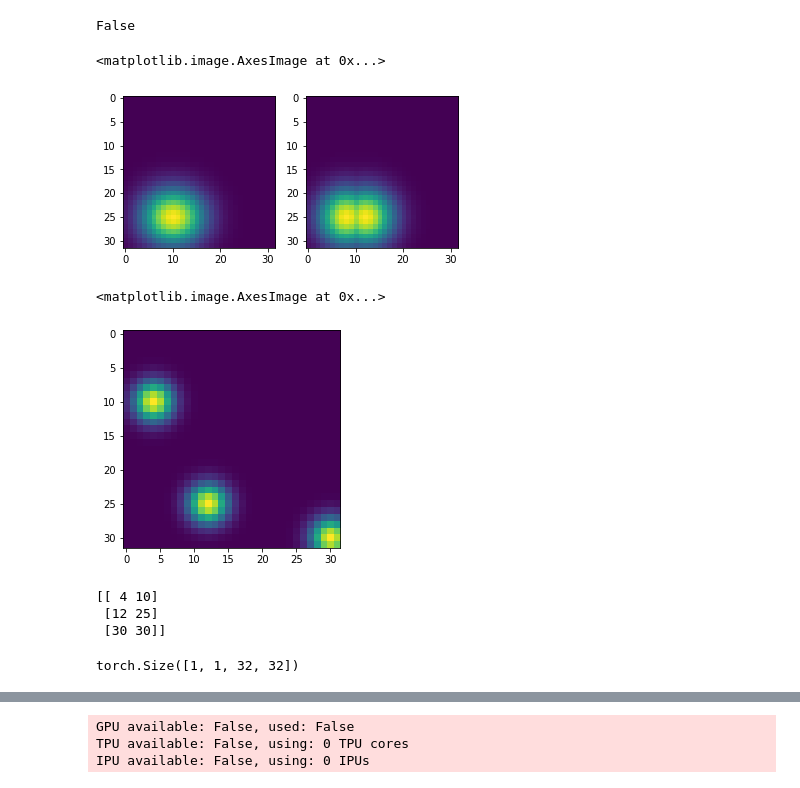
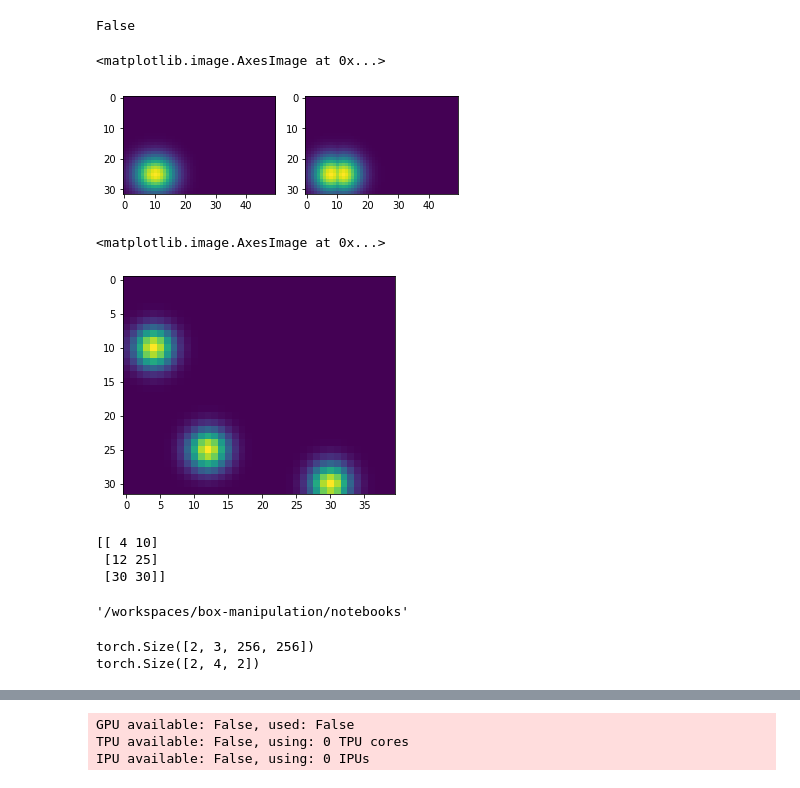
Before and after one commit to tlpss/box-manipulation, a Jupyter notebook: notebooks/box_keypoint_detection.ipynb, the cells around one changed output, grey strips where cells are left out. Cells and saved outputs as stored; diff of their text form; code cells hidden in the pictures.

Commit message:
test notebook on a small dataset

```diff
--- a/notebooks/box_keypoint_detection.ipynb
+++ b/notebooks/box_keypoint_detection.ipynb
@@ -50,7 +44,7 @@ def gaussian_heatmap(image_size, center, sigma):
 
     coord frame is origin topleft and u right, v down.
     Args:
-        image_size: tuple with image dimensions (width, height)
+        image_size: tuple with image dimensions (height, width) ! note convention to match store-order and tensor dimensions
         center: tuple with center coordinate (cx, cy)
         sigma: float
     Returns:
@@ -58,8 +52,8 @@ def gaussian_heatmap(image_size, center, sigma):
 
     """
 
-    u_axis = torch.linspace(0, image_size[0]-1, image_size[0]) - center[0]
-    v_axis = torch.linspace(0, image_size[1]-1, image_size[1]) - center[1]
+    u_axis = torch.linspace(0, image_size[1]-1, image_size[1]) - center[0]
+    v_axis = torch.linspace(0, image_size[0]-1, image_size[0]) - center[1]
     # create grid values in 2D with x and y coordinate centered aroud the keypoint
     xx, yy = torch.meshgrid(v_axis, u_axis)
 
@@ -69,16 +63,16 @@ def gaussian_heatmap(image_size, center, sigma):
 # %%
 ## Demonstration on why one should use max(.) instead of sum to combine the keypoints
 # sum wil make 1 blob of 2 neighbouring keypoints
 # furthermore it will also reduce the
-img = gaussian_heatmap((32,32),(8,25),torch.Tensor([4]))
-img2 = gaussian_heatmap((32,32),(12,25),torch.Tensor([4]))
+img = gaussian_heatmap((32,50),(8,25),torch.Tensor([4]))
+img2 = gaussian_heatmap((32,50),(12,25),torch.Tensor([4]))
 
 f, axarr = plt.subplots(1,2)
 axarr[0].imshow(img  +img2)
 axarr[1].imshow(torch.max(img, img2))
 # %% [output]
 <matplotlib.image.AxesImage at 0x...>
-[figure, old version]
+[figure, new version]
 # %%
 def generate_keypoints_heatmap(image_size, keypoints, sigma):
     """
@@ -92,17 +86,18 @@ def generate_keypoints_heatmap(image_size, keypoints, sigma):
 
     returns a np array of the heatmap
     """
-    img = torch.zeros(image_size)
+    img = torch.zeros(image_size) # (h,w) dimensions
     sigma = torch.Tensor([sigma])
     for keypoint in keypoints:
-        img = torch.maximum(img,gaussian_heatmap(image_size, keypoint, sigma)) # piecewise max of 2 Tensors
+        new_img = gaussian_heatmap(image_size, keypoint, sigma)
+        img = torch.maximum(img,new_img) # piecewise max of 2 Tensors
     return img
 
-heatmap = generate_keypoints_heatmap((32,32), [(4,10), (12, 25), (30,30)], 2)
+heatmap = generate_keypoints_heatmap((32,40), [(4,10), (12, 25), (30,30)], 2)
 plt.imshow(heatmap)
 # %% [output]
 <matplotlib.image.AxesImage at 0x...>
-[figure, old version]
+[figure, new version]
 # %%
 from skimage.feature import peak_local_max
 import numpy as np
@@ -125,6 +120,10 @@ print (get_keypoints_from_heatmap(heatmap,1))
 [[ 4 10]
  [12 25]
  [30 30]]
+# %%
+os.getcwd()
+# %% [output]
+'/workspaces/box-manipulation/notebooks'
 # %%
 from skimage import io
 from torchvision.transforms import ToTensor
@@ -167,14 +184,14 @@ class BoxKeypointsDataset(Dataset):
 # %%
 class BoxKeypointsDataModule(pl.LightningDataModule):
-    def __init__(self, dataset: BoxKeypointsDataset):
+    def __init__(self, dataset: BoxKeypointsDataset, batch_size):
+        super().__init__()
         self.dataset = dataset
+        self.batch_size = batch_size
 
         #TODO: split in test and train set
         self.train_dataset = dataset
 
-    def prepare_data(self):
-        # done in dataset class
-        pass
+
 
     def train_dataloader(self):
         dataloader = DataLoader(self.train_dataset, self.batch_size, shuffle=True, num_workers=4)
@@ -182,6 +199,15 @@ class BoxKeypointsDataModule(pl.LightningDataModule):
 
     def test_dataloader(self):
         pass
+
+module = BoxKeypointsDataModule(BoxKeypointsDataset("box_dataset1/dataset.json","box_dataset1"),2)
+batch = next(iter(module.train_dataloader()))
+#print(batch)
+print(batch[0].shape)
+print(batch[1].shape)
+# %% [output]
+torch.Size([2, 3, 256, 256])
+torch.Size([2, 4, 2])
 # %%
 def imshow(img):
     """
@@ -202,8 +228,10 @@ class KeypointDetector(pl.LightningModule):
     """
     def __init__(self):
         super().__init__()
-        self.device = torch.device("cuda" if torch.cuda.is_available() else "cpu")
-        self.heatmap_sigma = 4
+        #device = torch.device("cuda" if torch.cuda.is_available() else "cpu")
+        #self.device_ = device
+
+        self.heatmap_sigma = 20
 
 
         n_channels = 32
@@ -258,18 +286,18 @@ class KeypointDetector(pl.LightningModule):
         batch_heatmaps = [ generate_keypoints_heatmap(shape, keypoints[i],self.heatmap_sigma) for i in range(len(keypoints))]
         batch_heatmaps = np.stack(batch_heatmaps, axis=0)
         batch_heatmaps = torch.from_numpy(batch_heatmaps)
+        return batch_heatmaps
 
     def training_step(self, train_batch, batch_idx):
-        imgs, corner_keypoints, flap_keypoints = train_batch
-
+        imgs, corner_keypoints = train_batch
         # load here to device to keep mem consumption low, if possible one could also load entire dataset on GPU to speed up training..
         imgs = imgs.to(self.device)
         # create heatmaps JIT, is this desirable?
-        corner_heatmaps = self.create_heatmap_batch(img[0].shape[1:], corner_keypoints,self.heatmap_sigma).to(self.device)
-        #flap_heatmaps = self.create_heatmap_batch(img[0].shape[1:], flap_keypoints,self.heatmap_sigma).to(self.device)
+        corner_heatmaps = self.create_heatmap_batch(imgs[0].shape[1:], corner_keypoints).to(self.device)
+        #flap_heatmaps = self.create_heatmap_batch(img[0].shape[1:], flap_keypoints).to(self.device)
 
 
-        predicted_heatmaps = self.foward(imgs)
+        predicted_heatmaps = self.forward(imgs)
         predicted_corner_heatmaps = predicted_heatmaps[:,0,:,:]
 
         corner_loss = self.loss(predicted_corner_heatmaps, corner_heatmaps)
@@ -280,5 +308,3 @@ class KeypointDetector(pl.LightningModule):
         self.log('train_corner_loss', corner_loss)
         self.log('train_loss', loss)
         return loss
-# %% [output]
-torch.Size([1, 1, 32, 32])
```
Also changed, not shown: parts of 10 cells of this notebook, 2 other files.
